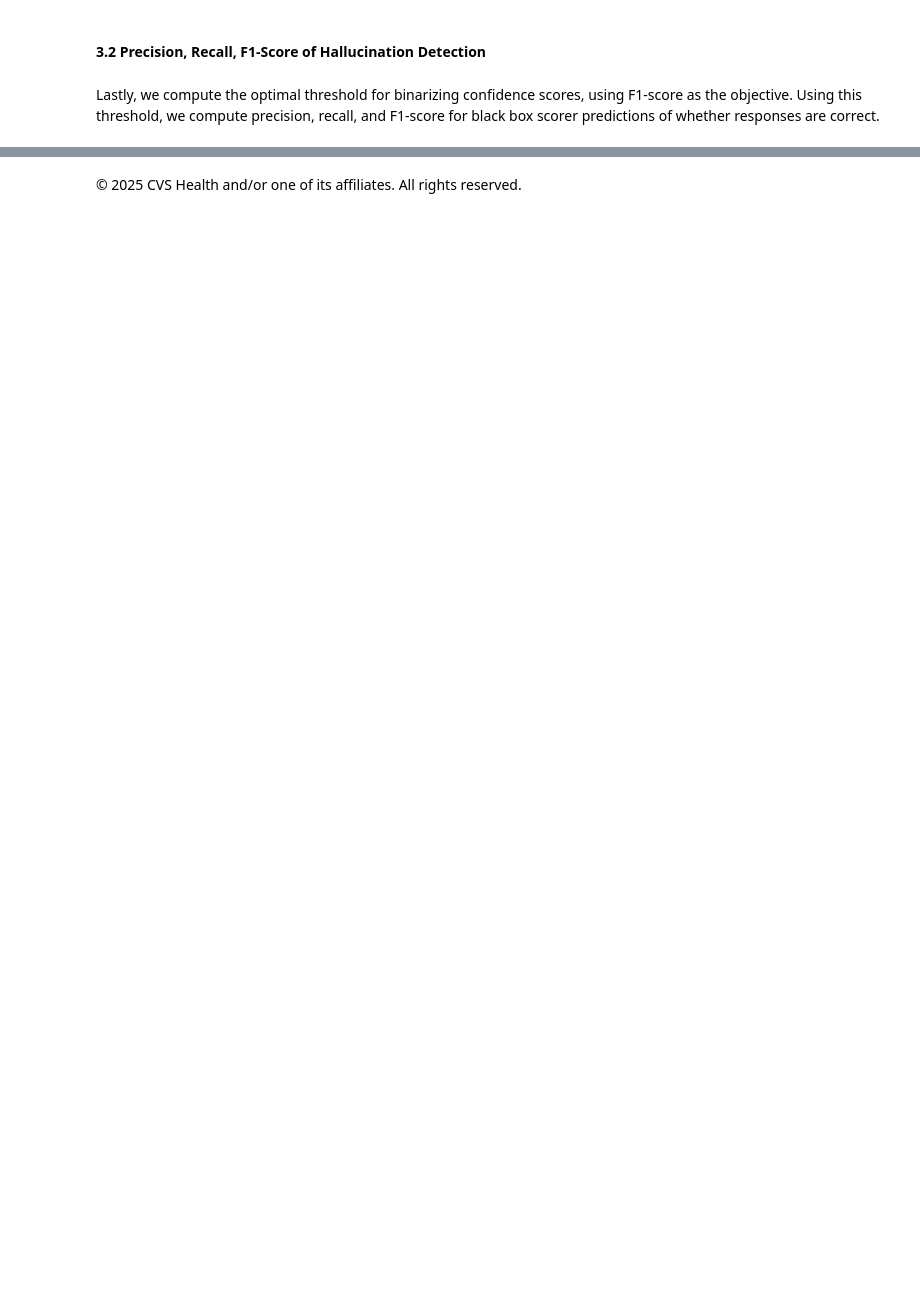
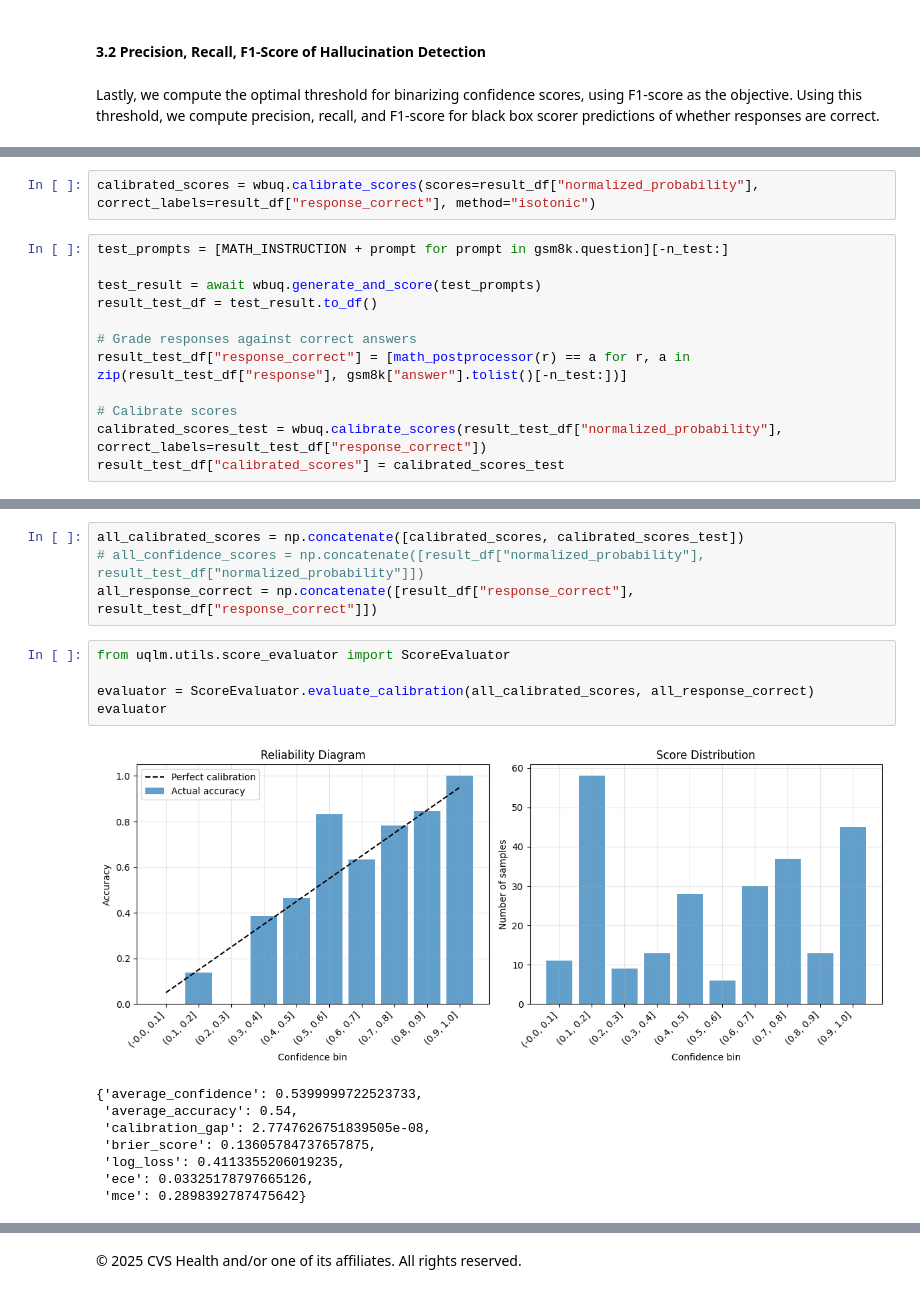
Before and after one commit to nklswld/uqlm, a Jupyter notebook: examples/white_box_demo.ipynb, the cells around one changed output, grey strips where cells are left out. Saved outputs shown, nothing was run; the diff lists cells and outputs as text; blank space fills up the shorter version.

Commit message:
Add calibrate_scores method to baseclass (UncertaintyQuanitfier)

```diff
--- a/examples/white_box_demo.ipynb
+++ b/examples/white_box_demo.ipynb
@@ -290,0 +320,14 @@ F-1 optimal threshold    0.5                      0.44
+# %%
+calibrated_scores = wbuq.calibrate_scores(scores=result_df["normalized_probability"], correct_labels=result_df["response_correct"], method="isotonic")
+# %%
+test_prompts = [MATH_INSTRUCTION + prompt for prompt in gsm8k.question][-n_test:]
+
+test_result = await wbuq.generate_and_score(test_prompts)
+result_test_df = test_result.to_df()
+
+# Grade responses against correct answers
+result_test_df["response_correct"] = [math_postprocessor(r) == a for r, a in zip(result_test_df["response"], gsm8k["answer"].tolist()[-n_test:])]
+
+# Calibrate scores
+calibrated_scores_test = wbuq.calibrate_scores(result_test_df["normalized_probability"], correct_labels=result_test_df["response_correct"])
+result_test_df["calibrated_scores"] = calibrated_scores_test
@@ -291,2 +351,20 @@ F-1 optimal threshold    0.5                      0.44
+# %%
+all_calibrated_scores = np.concatenate([calibrated_scores, calibrated_scores_test])
+# all_confidence_scores = np.concatenate([result_df["normalized_probability"], result_test_df["normalized_probability"]])
+all_response_correct = np.concatenate([result_df["response_correct"], result_test_df["response_correct"]])
+# %%
+from uqlm.utils.score_evaluator import ScoreEvaluator
+
+evaluator = ScoreEvaluator.evaluate_calibration(all_calibrated_scores, all_response_correct)
+evaluator
+# %% [output]
+[figure, added]
+{'average_confidence': 0.5399999722523733,
+ 'average_accuracy': 0.54,
+ 'calibration_gap': 2.7747626751839505e-08,
+ 'brier_score': 0.13605784737657875,
+ 'log_loss': 0.4113355206019235,
+ 'ece': 0.03325178797665126,
+ 'mce': 0.2898392787475642}
 # %% [markdown]
 <a id='section4'></a>
```
Also changed, not shown: parts of 14 cells of this notebook, 1 other file.
